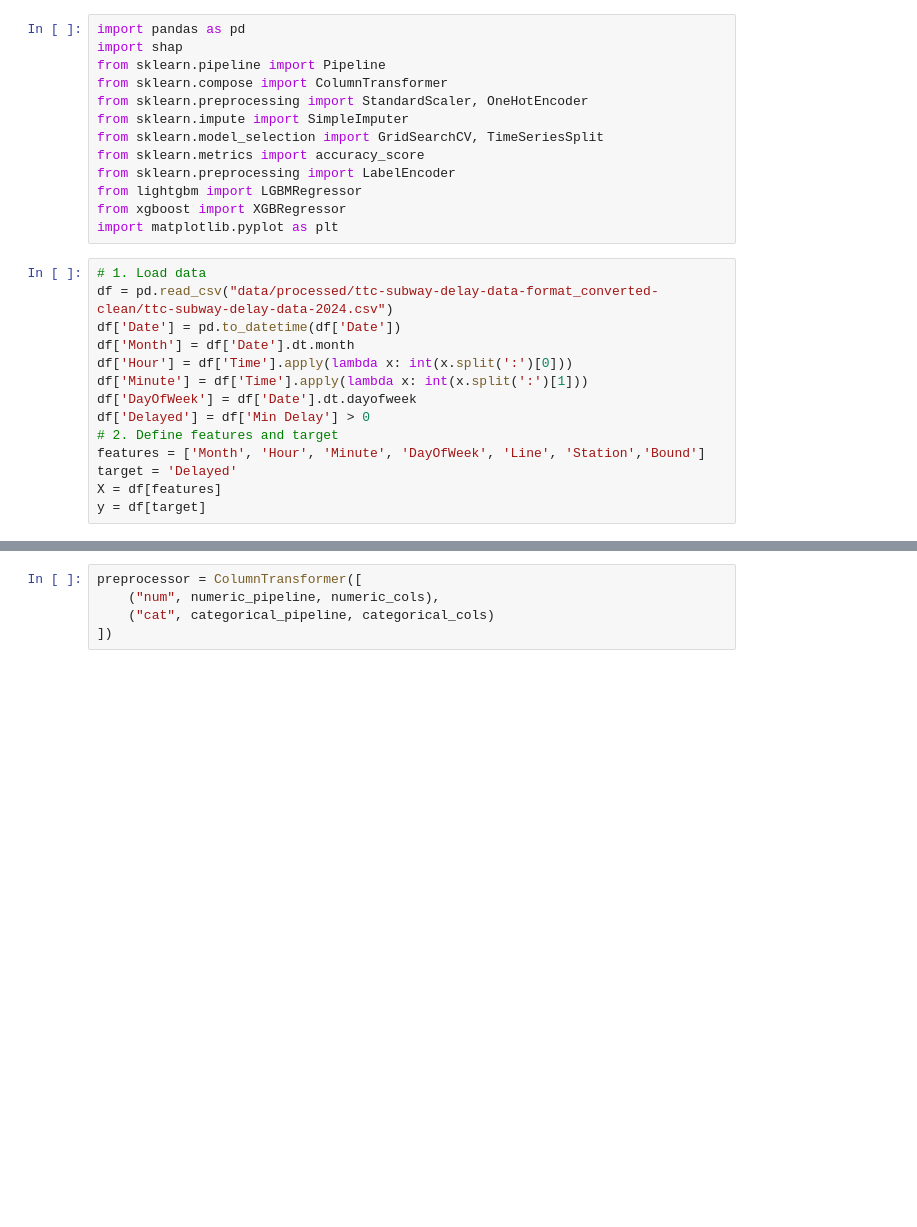
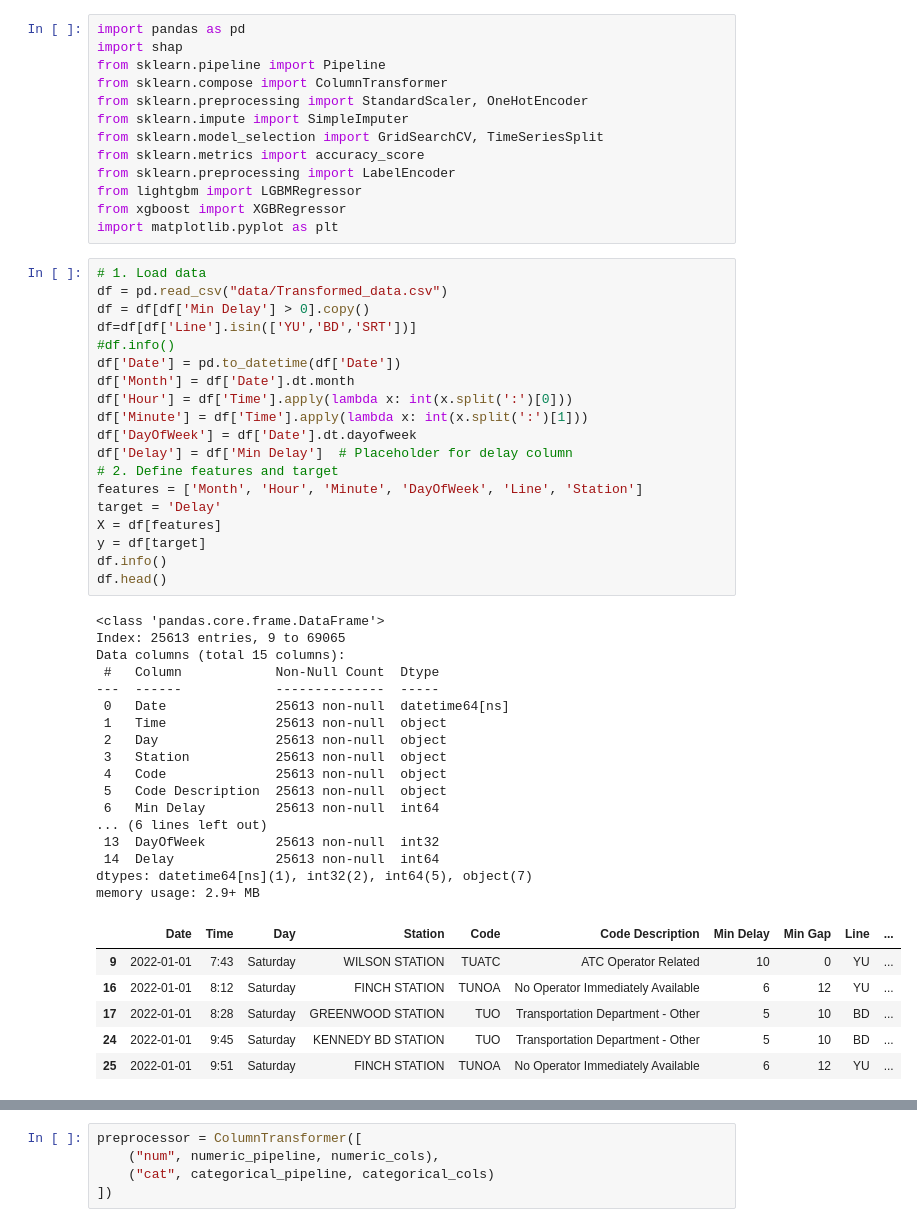
Before and after one commit to Saadkhan-188/Forecasting-TTC-Subway-Delays-2022-2024-DSI_ML_Team8, a Jupyter notebook: models/main.ipynb, the cells around one changed output, grey strips where cells are left out. Drawn from its saved outputs; the diff is of its cells as text; blank space fills up the shorter version.

```diff
--- a/models/main.ipynb
+++ b/models/main.ipynb
@@ -13,18 +13,47 @@ from xgboost import XGBRegressor
 import matplotlib.pyplot as plt
 # %%
 # 1. Load data
-df = pd.read_csv("data/processed/ttc-subway-delay-data-format_converted-clean/ttc-subway-delay-data-2024.csv")
+df = pd.read_csv("data/Transformed_data.csv")
+df = df[df['Min Delay'] > 0].copy()
+df=df[df['Line'].isin(['YU','BD','SRT'])]
+#df.info()
 df['Date'] = pd.to_datetime(df['Date'])
 df['Month'] = df['Date'].dt.month
 df['Hour'] = df['Time'].apply(lambda x: int(x.split(':')[0]))
 df['Minute'] = df['Time'].apply(lambda x: int(x.split(':')[1]))
 df['DayOfWeek'] = df['Date'].dt.dayofweek
-df['Delayed'] = df['Min Delay'] > 0
+df['Delay'] = df['Min Delay']  # Placeholder for delay column
 # 2. Define features and target
-features = ['Month', 'Hour', 'Minute', 'DayOfWeek', 'Line', 'Station','Bound']
-target = 'Delayed'
+features = ['Month', 'Hour', 'Minute', 'DayOfWeek', 'Line', 'Station']
+target = 'Delay'
 X = df[features]
 y = df[target]
+df.info()
+df.head()
+# %% [output]
+<class 'pandas.core.frame.DataFrame'>
+Index: 25613 entries, 9 to 69065
+Data columns (total 15 columns):
+ #   Column            Non-Null Count  Dtype
+---  ------            --------------  -----
+ 0   Date              25613 non-null  datetime64[ns]
+ 1   Time              25613 non-null  object
+ 2   Day               25613 non-null  object
+ 3   Station           25613 non-null  object
+ 4   Code              25613 non-null  object
+ 5   Code Description  25613 non-null  object
+ 6   Min Delay         25613 non-null  int64
+... (6 lines left out)
+ 13  DayOfWeek         25613 non-null  int32
+ 14  Delay             25613 non-null  int64
+dtypes: datetime64[ns](1), int32(2), int64(5), object(7)
+memory usage: 2.9+ MB
+|  | Date | Time | Day | Station | Code | Code Description | Min Delay | Min Gap | Line | ... |
+| 9 | 2022-01-01 | 7:43 | Saturday | WILSON STATION | TUATC | ATC Operator Related | 10 | 0 | YU | ... |
+| 16 | 2022-01-01 | 8:12 | Saturday | FINCH STATION | TUNOA | No Operator Immediately Available | 6 | 12 | YU | ... |
+| 17 | 2022-01-01 | 8:28 | Saturday | GREENWOOD STATION | TUO | Transportation Department - Other | 5 | 10 | BD | ... |
+| 24 | 2022-01-01 | 9:45 | Saturday | KENNEDY BD STATION | TUO | Transportation Department - Other | 5 | 10 | BD | ... |
+| 25 | 2022-01-01 | 9:51 | Saturday | FINCH STATION | TUNOA | No Operator Immediately Available | 6 | 12 | YU | ... |
 # %%
 # Top 10 stations with most delays
 not_null_df = df.dropna(inplace=False)
```
Also changed, not shown: parts of 9 cells of this notebook.
